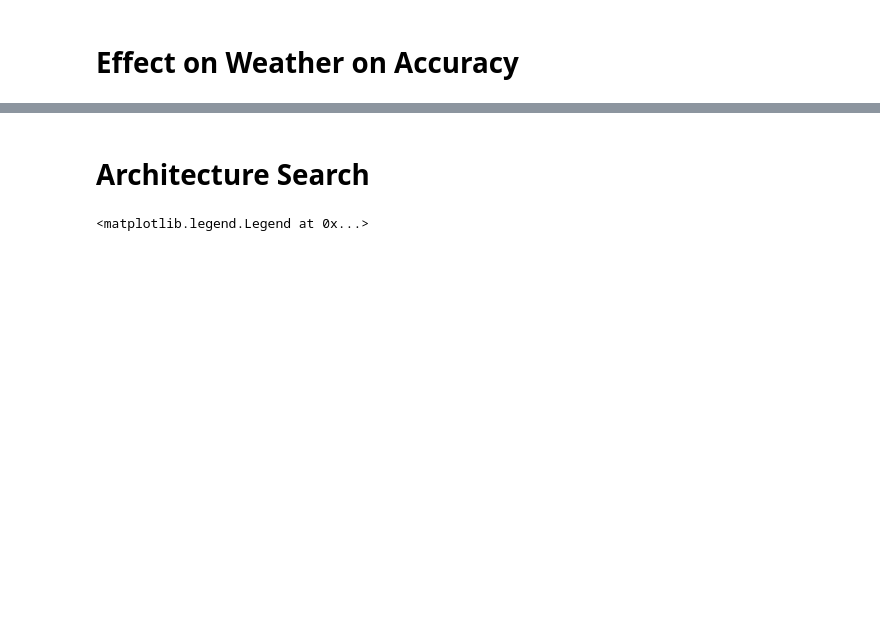
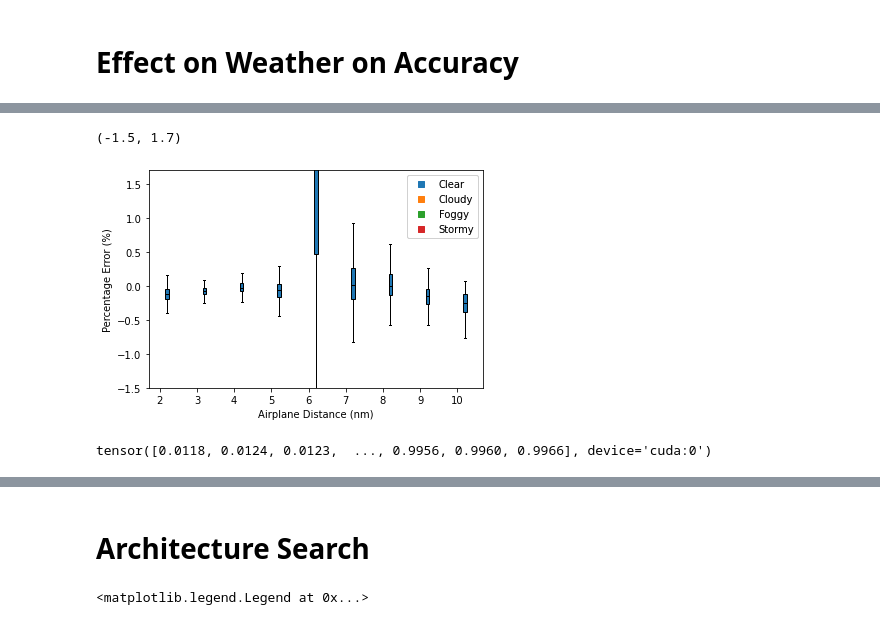
Before and after one commit to gjamesgoenawan/deep-dtt-estimation, a Jupyter notebook: demo_visualization.ipynb, the cells around one changed output, grey strips where cells are left out. Drawn from its saved outputs; the diff is of its cells as text; code cells hidden in the pictures; blank space fills up the shorter version.

```diff
--- a/demo_visualization.ipynb
+++ b/demo_visualization.ipynb
@@ -192,0 +188,4 @@ divider = [[1893.0, 395.75, 170.625, 151.375],
+# %%
+model_type = 'm_m'
+model = ensemble(f'models/config/model_{model_type}.yaml',
+                 model_state_dict=f'models/head/new_od_model.pt', device=device)
@@ -397,0 +508,51 @@ ax.set_ylim(-1.5,1.7)
+# %%
+# combination
+weather_variation_dataset = [load_compiled_data(ts=[2], ws=[i], rs=[2], offset=offset, divider=divider, trajectory_threshold=trajectory_threshold,
+                                                output_directory='output/object_detector', inference_mode=True, device=device, verbose=False) for i in [3]]
+
+combination_x = [data['x'][:, torch.any(torch.all(data['x'] != 0, dim = 2), dim = 0)] for data in weather_variation_dataset]
+combination_y = [data['y'][:, torch.any(torch.all(data['x'] != 0, dim = 2), dim = 0)][0] for data in weather_variation_dataset]
+
+# inference
+combination_result = [(model(combination_x[i]) - combination_y[i][:, 0]) * 100 / combination_y[i][:, 0] for i in range(len(combination_x))]
+# %%
+key_distances = np.array([2, 3, 4, 5, 6, 7, 8, 9, 10])
+err_per_dist = [[combination_result[weather].detach().cpu().numpy()[np.logical_and(combination_y[weather][:, 0].detach().cpu().numpy()*10 <= (i+0.5), combination_y[weather][:, 0].detach().cpu().numpy()*10 > (
+    i-0.5))] for i in key_distances] for weather in range(len(combination_y))]
+
+fig, ax = plt.subplots(1, 1)
+bps = []
+for i in range(len(err_per_dist)):
+    bps.append(ax.boxplot(err_per_dist[i], widths=0.1, patch_artist=True,
+               positions=key_distances-(0.1*(len(err_per_dist)-i) - 0.3)))
+
+for i in range(len(bps)):
+    for flier in bps[i]['fliers']:
+        flier.set(marker='x',
+                  color=colors[i],
+                  alpha=0.0)
+
+    for patch in bps[i]['boxes']:
+        patch.set_facecolor(colors[i])
+
+    for median in bps[i]['medians']:
+        median.set(color='black',
+                   linewidth=1)
+
+#ax.set_title('Effect on Weather on Accuracy')
+ax.set_xlabel('Airplane Distance (nm)')
+ax.set_ylabel('Percentage Error (%)')
+
+
+ax.set_xticks(key_distances)
+ax.set_xticklabels(key_distances)
+
+custom_lines_1 = [Line2D([0], [0], color=i, lw=0, marker='s') for i in colors]
+
+legend1 = ax.legend(
+    custom_lines_1, ['Clear', 'Cloudy', 'Foggy', 'Stormy'], loc='upper right')
+ax.add_artist(legend1)
+ax.set_ylim(-1.5, 1.7)
+# %% [output]
+(-1.5, 1.7)
+[figure, added]
@@ -397,0 +565,4 @@ ax.set_ylim(-1.5,1.7)
+# %%
+combination_x[0][0, :, 0]
+# %% [output]
+tensor([0.0118, 0.0124, 0.0123,  ..., 0.9956, 0.9960, 0.9966], device='cuda:0')
```
Also changed, not shown: parts of 56 cells of this notebook, 7 other files.
